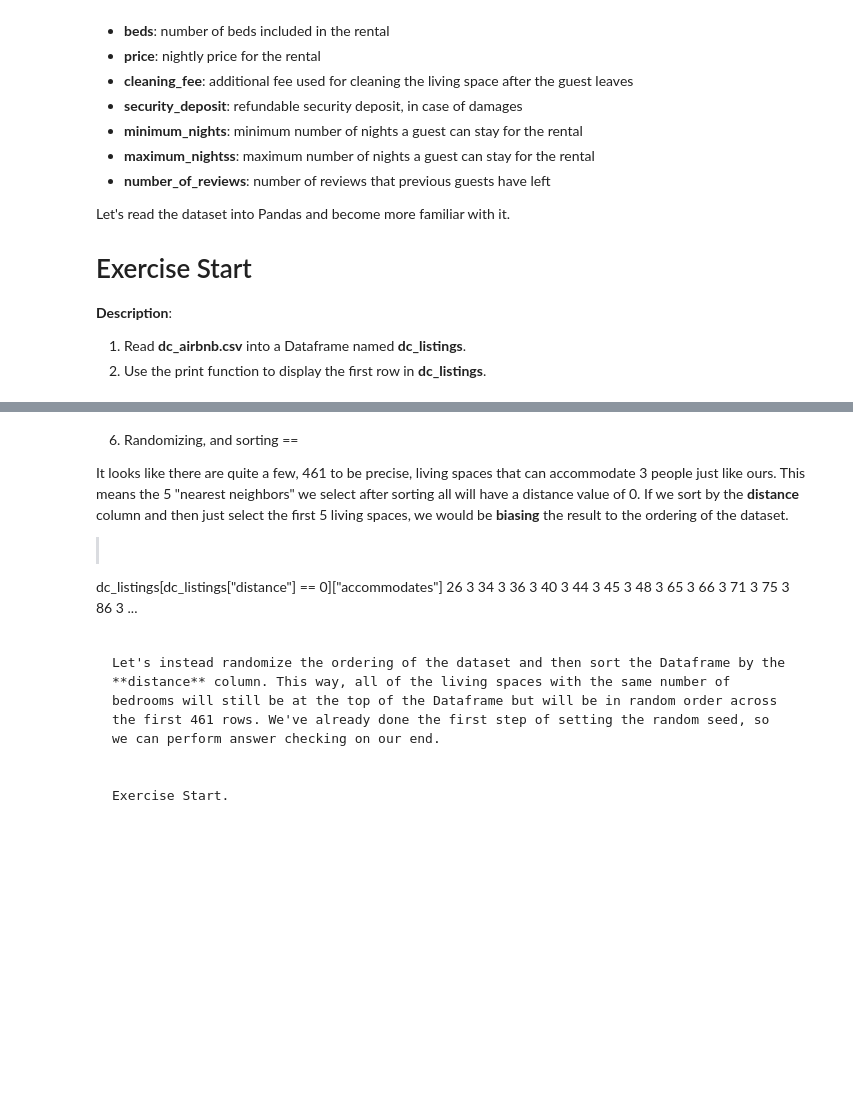
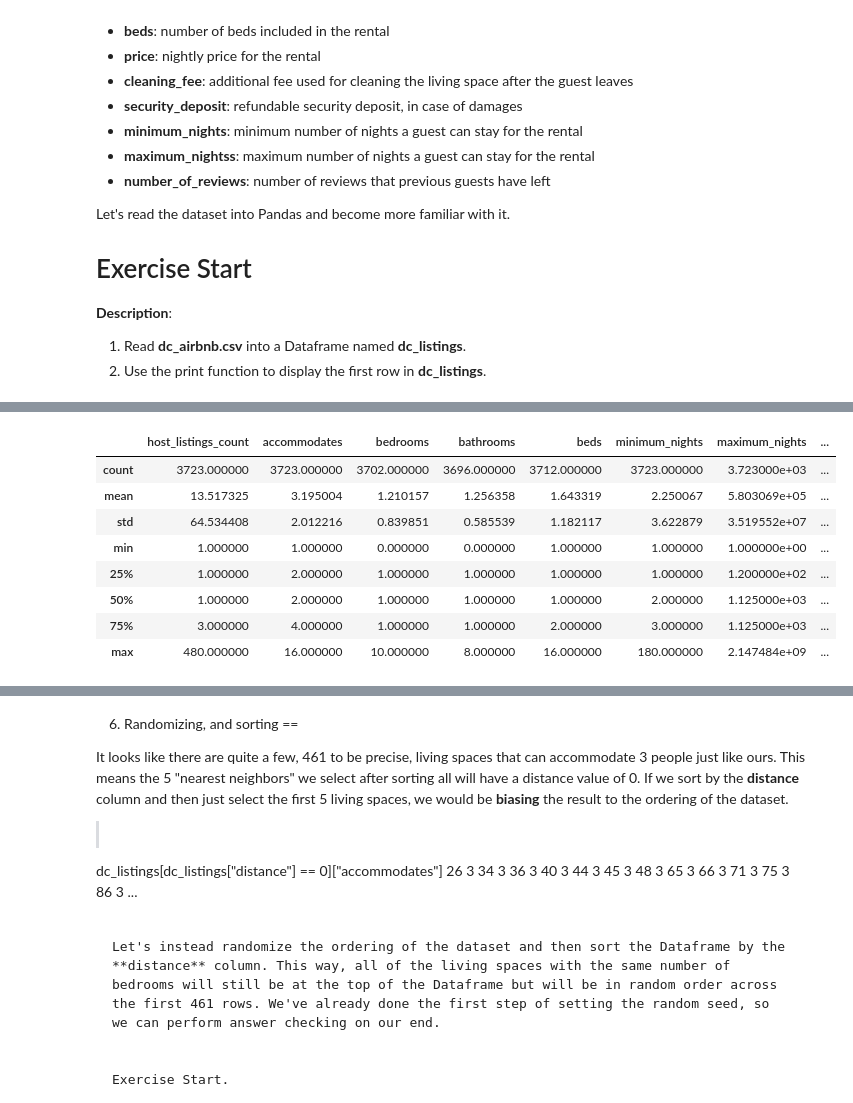
Before and after one commit to AndressaStefany/opendatanatal2018, a Jupyter notebook: #01 - Introduction to K-Nearest Neighbors.ipynb, the cells around one changed output, grey strips where cells are left out. Drawn from its saved outputs; the diff is of its cells as text; code cells hidden in the pictures; blank space fills up the shorter version.

```diff
--- a/#01 - Introduction to K-Nearest Neighbors.ipynb
+++ b/#01 - Introduction to K-Nearest Neighbors.ipynb
@@ -60,3 +110,15 @@ Exercise Start
+# %%
+dc_listings.describe()
+# %% [output]
+|  | host_listings_count | accommodates | bedrooms | bathrooms | beds | minimum_nights | maximum_nights | ... |
+| count | 3723.000000 | 3723.000000 | 3702.000000 | 3696.000000 | 3712.000000 | 3723.000000 | 3.723000e+03 | ... |
+| mean | 13.517325 | 3.195004 | 1.210157 | 1.256358 | 1.643319 | 2.250067 | 5.803069e+05 | ... |
+| std | 64.534408 | 2.012216 | 0.839851 | 0.585539 | 1.182117 | 3.622879 | 3.519552e+07 | ... |
+| min | 1.000000 | 1.000000 | 0.000000 | 0.000000 | 1.000000 | 1.000000 | 1.000000e+00 | ... |
+| 25% | 1.000000 | 2.000000 | 1.000000 | 1.000000 | 1.000000 | 1.000000 | 1.200000e+02 | ... |
+| 50% | 1.000000 | 2.000000 | 1.000000 | 1.000000 | 1.000000 | 2.000000 | 1.125000e+03 | ... |
+| 75% | 3.000000 | 4.000000 | 1.000000 | 1.000000 | 2.000000 | 3.000000 | 1.125000e+03 | ... |
+| max | 480.000000 | 16.000000 | 10.000000 | 8.000000 | 16.000000 | 180.000000 | 2.147484e+09 | ... |
 # %% [markdown]
 3. K-nearest neighbors
 ==
```
Also changed, not shown: parts of 26 cells of this notebook.
